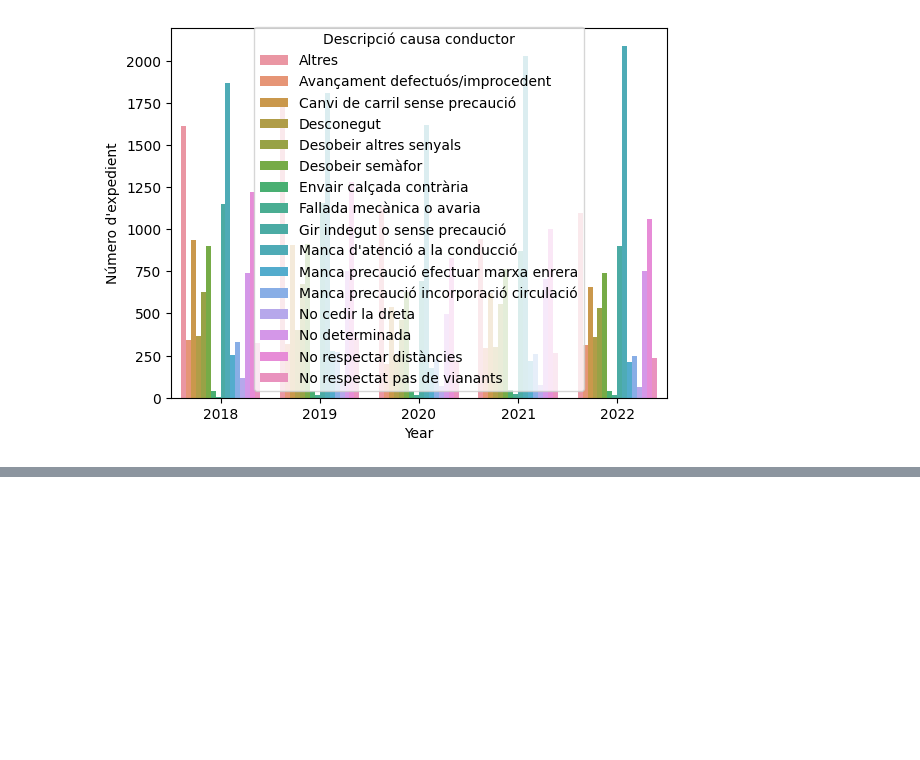
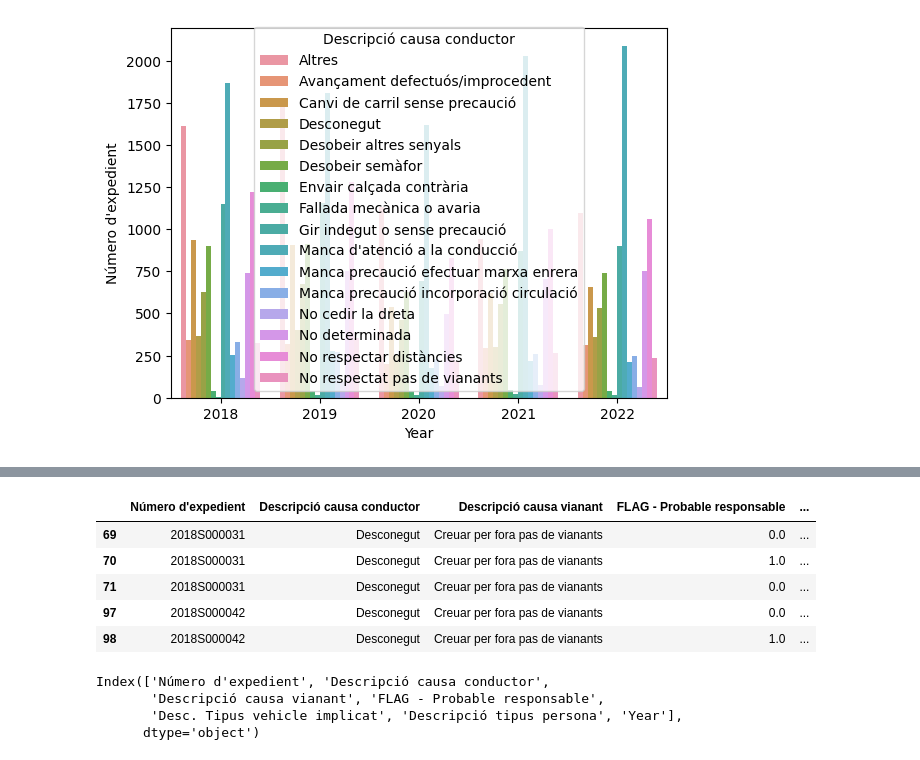
Before and after one commit to vprymidis/er_dades, a Jupyter notebook: notebooks/Accidents/notebooks/Append_files.ipynb, the cells around one changed output, grey strips where cells are left out. Saved outputs shown, nothing was run; the diff lists cells and outputs as text; code cells hidden in the pictures; blank space fills up the shorter version.

```diff
--- a/notebooks/Accidents/notebooks/Append_files.ipynb
+++ b/notebooks/Accidents/notebooks/Append_files.ipynb
@@ -70,0 +109,12 @@ sns.barplot(data=df_g,x='Year',y="Número d'expedient",hue='Descripció causa co
+# %%
+# get the rest of the accidents
+rest_df = df[~df["Número d'expedient"].isin(driver_fault["Número d'expedient"].unique())].copy()
+# %%
+rest_df.head()
+# %% [output]
+|  | Número d'expedient | Descripció causa conductor | Descripció causa vianant | FLAG - Probable responsable | ... |
+| 69 | 2018S000031 | Desconegut | Creuar per fora pas de vianants | 0.0 | ... |
+| 70 | 2018S000031 | Desconegut | Creuar per fora pas de vianants | 1.0 | ... |
+| 71 | 2018S000031 | Desconegut | Creuar per fora pas de vianants | 0.0 | ... |
+| 97 | 2018S000042 | Desconegut | Creuar per fora pas de vianants | 0.0 | ... |
+| 98 | 2018S000042 | Desconegut | Creuar per fora pas de vianants | 1.0 | ... |
@@ -70,0 +123,7 @@ sns.barplot(data=df_g,x='Year',y="Número d'expedient",hue='Descripció causa co
+# %%
+rest_df.columns
+# %% [output]
+Index(['Número d'expedient', 'Descripció causa conductor',
+       'Descripció causa vianant', 'FLAG - Probable responsable',
+       'Desc. Tipus vehicle implicat', 'Descripció tipus persona', 'Year'],
+      dtype='object')
```
Also changed, not shown: parts of 11 cells of this notebook, 1 other file.
